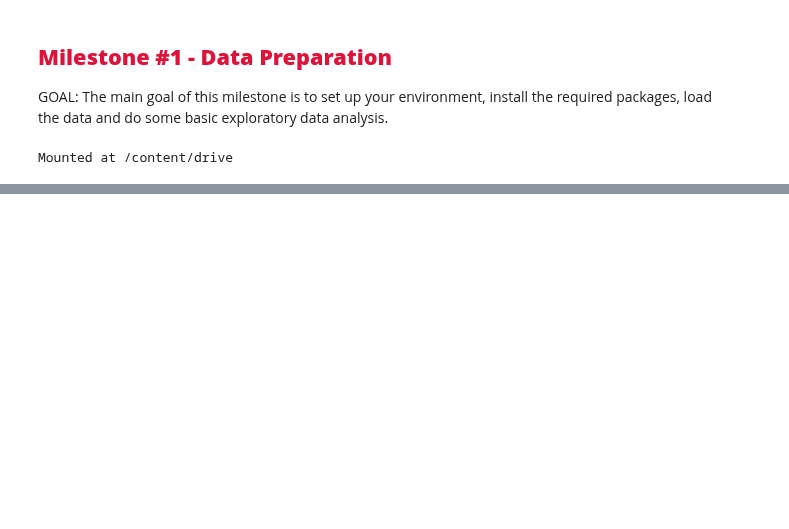
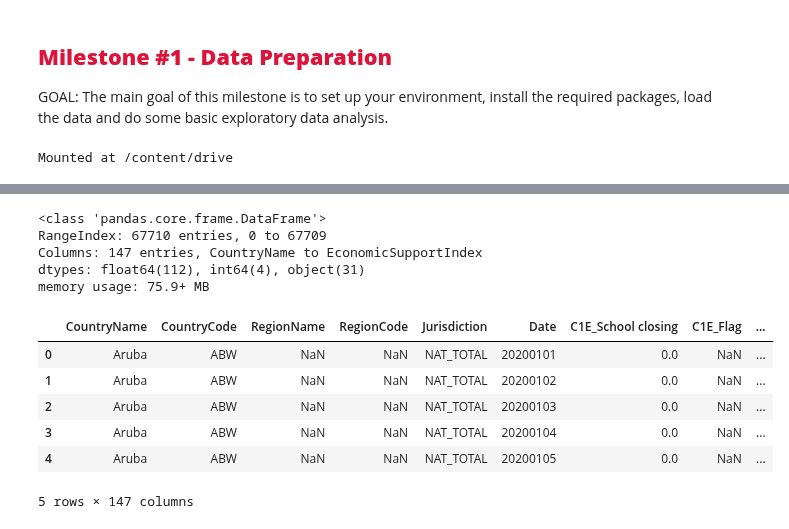
Before and after one commit to chipojaya1/myNEBDHub, a Jupyter notebook: TDSP_Group_Project.ipynb, the cells around one changed output, grey strips where cells are left out. Drawn from its saved outputs; the diff is of its cells as text; code cells hidden in the pictures; blank space fills up the shorter version.

```diff
--- a/TDSP_Group_Project.ipynb
+++ b/TDSP_Group_Project.ipynb
@@ -24,0 +89,17 @@ KeyboardInterrupt:
+# %%
+# Print head of each dataset
+data_2020.info()
+data_2020.head()
+# %% [output]
+<class 'pandas.core.frame.DataFrame'>
+RangeIndex: 67710 entries, 0 to 67709
+Columns: 147 entries, CountryName to EconomicSupportIndex
+dtypes: float64(112), int64(4), object(31)
+memory usage: 75.9+ MB
+|  | CountryName | CountryCode | RegionName | RegionCode | Jurisdiction | Date | C1E_School closing | C1E_Flag | ... |
+| 0 | Aruba | ABW | NaN | NaN | NAT_TOTAL | 20200101 | 0.0 | NaN | ... |
+| 1 | Aruba | ABW | NaN | NaN | NAT_TOTAL | 20200102 | 0.0 | NaN | ... |
+| 2 | Aruba | ABW | NaN | NaN | NAT_TOTAL | 20200103 | 0.0 | NaN | ... |
+| 3 | Aruba | ABW | NaN | NaN | NAT_TOTAL | 20200104 | 0.0 | NaN | ... |
+| 4 | Aruba | ABW | NaN | NaN | NAT_TOTAL | 20200105 | 0.0 | NaN | ... |
+5 rows × 147 columns
```
Also changed, not shown: parts of 10 cells of this notebook.
